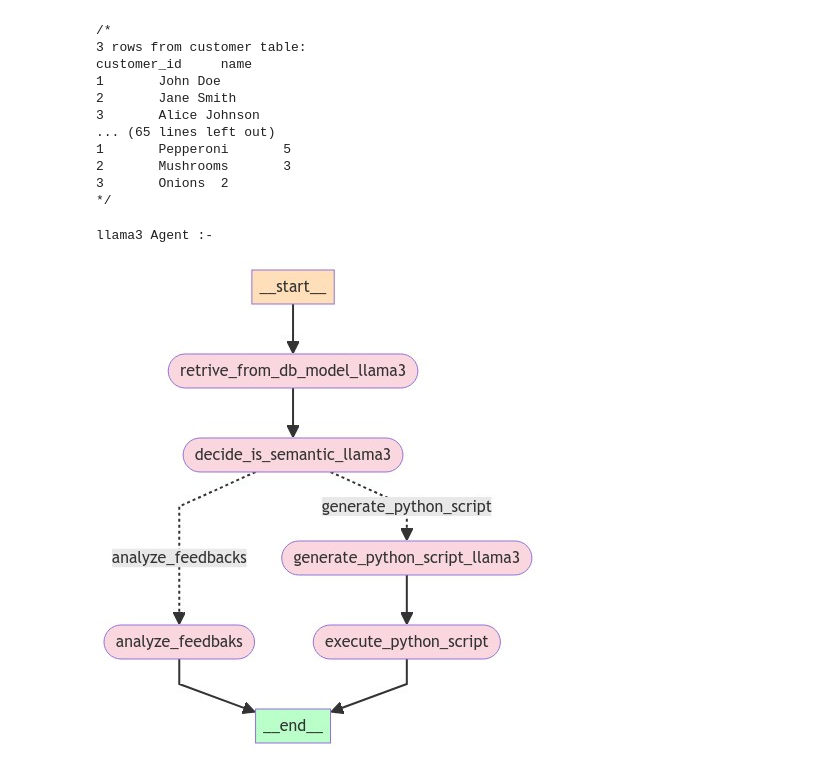
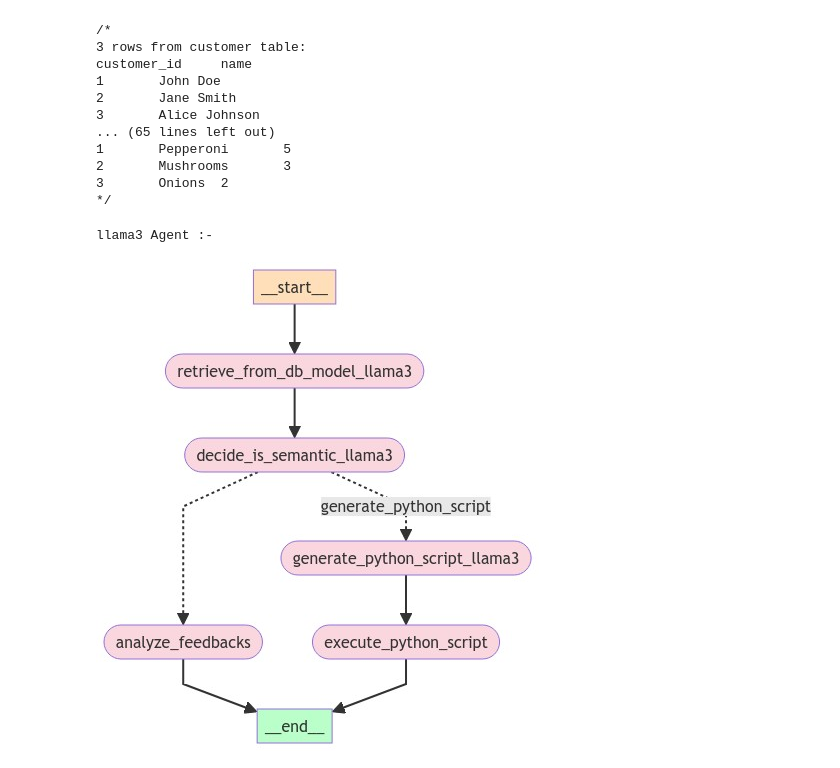
Before and after one commit to sudheera-94/ai_with_langchain, a Jupyter notebook: 02. Langchain Agents/Langchain_Agents_Custom_LangGraph_Agents.ipynb, the cells around one changed output. Cells and saved outputs as stored; diff of their text form; code cells hidden in the pictures.

```diff
--- a/02. Langchain Agents/Langchain_Agents_Custom_LangGraph_Agents.ipynb
+++ b/02. Langchain Agents/Langchain_Agents_Custom_LangGraph_Agents.ipynb
@@ -71,23 +71,23 @@ with the following tables
 Given a user question related to the data in the database, \
 first get the relevant data from the tables as a DataFrame using the create_df_from_sql tool"""
 
-retrive_from_db_prompt = ChatPromptTemplate.from_messages(
+retrieve_from_db_prompt = ChatPromptTemplate.from_messages(
     [
         ("system", retrive_from_db_prompt_string),
         ("placeholder", "{messages}"),
     ]
 )
 
-def retrive_from_db_model_llama3(state: AgentState) -> dict:
+def retrieve_from_db_model_llama3(state: AgentState) -> dict:
     """Call model with tools passed in."""
     messages = []
 
     print("-------------------------------------------------------")
-    chain = retrive_from_db_prompt | llm_llama3.bind_tools([create_df_from_sql])
-    retrive_response = chain.invoke({"messages": state["messages"]})
+    chain = retrieve_from_db_prompt | llm_llama3.bind_tools([create_df_from_sql])
+    retrieve_response = chain.invoke({"messages": state["messages"]})
     input_question = state["messages"][-1][1]
     message = {
-        "retrive_response": retrive_response,
+        "retrieve_response": retrieve_response,
         "input_question": input_question
     }
     print(f"message :- {message}")
@@ -152,9 +152,9 @@ def generate_python_script_llama3(state: AgentState) -> dict:
     chain = generate_python_script_prompt | llm_llama3.with_structured_output(PythonScript)
 
     question = state["messages"][-2]['input_question']
-    dataframe_name = state["messages"][-2]['retrive_response'].tool_calls[0]['args']['df_name']
-    column_names = state["messages"][-2]['retrive_response'].tool_calls[0]['args']['df_columns']
-    query = state["messages"][-2]['retrive_response'].tool_calls[0]['args']['select_query']
+    dataframe_name = state["messages"][-2]['retrieve_response'].tool_calls[0]['args']['df_name']
+    column_names = state["messages"][-2]['retrieve_response'].tool_calls[0]['args']['df_columns']
+    query = state["messages"][-2]['retrieve_response'].tool_calls[0]['args']['select_query']
 
     messages.append(chain.invoke({
         "question": question,
@@ -171,9 +171,9 @@ from langchain_agents._utils import execute_script, convert_python_result_to_msg
 import pandas as pd
 
 def upload_dfs_to_python_env(state: AgentState) -> str:
-    df_name = state["messages"][-3]['retrive_response'].tool_calls[0]['args']['df_name']
-    df_columns = state["messages"][-3]['retrive_response'].tool_calls[0]['args']['df_columns']
-    select_query = state["messages"][-3]['retrive_response'].tool_calls[0]['args']['select_query']
+    df_name = state["messages"][-3]['retrieve_response'].tool_calls[0]['args']['df_name']
+    df_columns = state["messages"][-3]['retrieve_response'].tool_calls[0]['args']['df_columns']
+    select_query = state["messages"][-3]['retrieve_response'].tool_calls[0]['args']['select_query']
 
     res = db.run(select_query, fetch="cursor").fetchall()
     df = pd.DataFrame(res, columns=df_columns)
@@ -211,8 +211,8 @@ def execute_python_script(state: AgentState) -> dict:
         RawToolMessage(
             convert_python_result_to_msg_content(python_result),
             raw=python_result,
-            tool_call_id=state["messages"][-3]['retrive_response'].tool_calls[0]['id'],
-            tool_name=state["messages"][-3]['retrive_response'].tool_calls[0]['name'],
+            tool_call_id=state["messages"][-3]['retrieve_response'].tool_calls[0]['id'],
+            tool_name=state["messages"][-3]['retrieve_response'].tool_calls[0]['name'],
         )
     )
     return {"messages": messages}
@@ -224,7 +224,7 @@ prompt = ChatPromptTemplate.from_template("Can you please give me a sentiment sc
 
 chain = prompt | llm_llama3.with_structured_output(schema=FeedbackAnalysis)
 
-def analyze_feedbaks(state: AgentState) -> dict:
+def analyze_feedbacks(state: AgentState) -> dict:
     results_list = []
 
     # TODO :- get feedbacks extract query from previous steps
@@ -244,35 +244,35 @@ def analyze_feedbaks(state: AgentState) -> dict:
 # %%
 from langgraph.graph import END, StateGraph
 from IPython.display import Image, display
 
 workflow_llama3 = StateGraph(AgentState)
 
-workflow_llama3.add_node("retrive_from_db_model_llama3", retrive_from_db_model_llama3)
+workflow_llama3.add_node("retrieve_from_db_model_llama3", retrieve_from_db_model_llama3)
 workflow_llama3.add_node("decide_is_semantic_llama3", decide_is_semantic_llama3)
 workflow_llama3.add_node("generate_python_script_llama3", generate_python_script_llama3)
 workflow_llama3.add_node("execute_python_script", execute_python_script)
-workflow_llama3.add_node("analyze_feedbaks", analyze_feedbaks)
+workflow_llama3.add_node("analyze_feedbacks", analyze_feedbacks)
 
-workflow_llama3.set_entry_point("retrive_from_db_model_llama3")
-workflow_llama3.add_edge("retrive_from_db_model_llama3", "decide_is_semantic_llama3")
+workflow_llama3.set_entry_point("retrieve_from_db_model_llama3")
+workflow_llama3.add_edge("retrieve_from_db_model_llama3", "decide_is_semantic_llama3")
 workflow_llama3.add_conditional_edges(
     "decide_is_semantic_llama3",
     is_semantic,
     {
-        "analyze_feedbacks": "analyze_feedbaks",
+        "analyze_feedbacks": "analyze_feedbacks",
         "generate_python_script": "generate_python_script_llama3",
     },
 )
 workflow_llama3.add_edge("generate_python_script_llama3", "execute_python_script")
 workflow_llama3.add_edge("execute_python_script", END)
-workflow_llama3.add_edge("analyze_feedbaks", END)
+workflow_llama3.add_edge("analyze_feedbacks", END)
 
 app_llama3 = workflow_llama3.compile()
 print("llama3 Agent :- ")
 display(Image(app_llama3.get_graph().draw_mermaid_png()))
 # %% [output]
 llama3 Agent :-
-[figure, old version]
+[figure, new version]
 # %%
 print("-------------------------------------------------------")
 output_llama3 = app_llama3.invoke({"messages": [("human", "Graph the total number of orders of each customer. X axis of the graph has to be in ascending order.")]})
```
Also changed, not shown: parts of 2 cells of this notebook, 1 other file.
